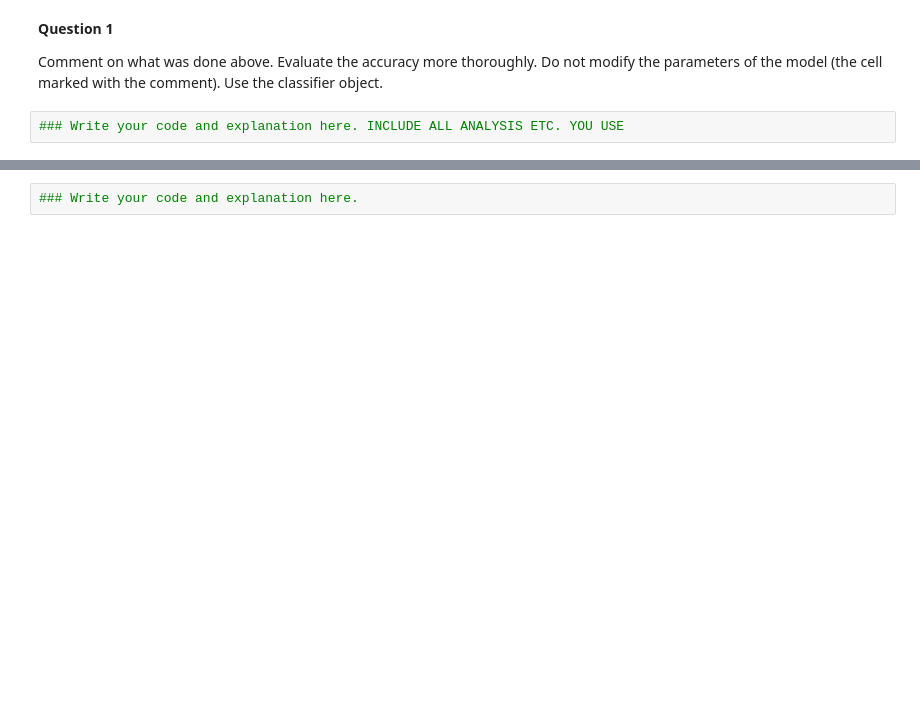
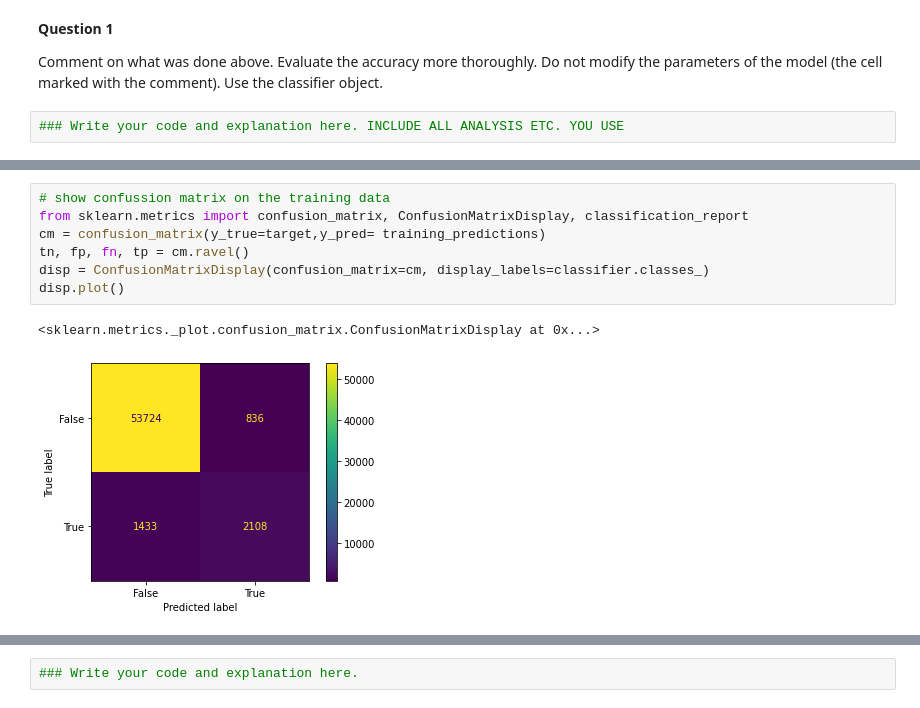
Before and after one commit to zaghlol94/ds_datascience_challenge, a Jupyter notebook: data_science_challnge.ipynb, the cells around one changed output, grey strips where cells are left out. Drawn from its saved outputs; the diff is of its cells as text; blank space fills up the shorter version.

```diff
--- a/data_science_challnge.ipynb
+++ b/data_science_challnge.ipynb
@@ -41,0 +119,10 @@ Should you get more training data?
+# %%
+# show confussion matrix on the training data
+from sklearn.metrics import confusion_matrix, ConfusionMatrixDisplay, classification_report
+cm = confusion_matrix(y_true=target,y_pred= training_predictions)
+tn, fp, fn, tp = cm.ravel()
+disp = ConfusionMatrixDisplay(confusion_matrix=cm, display_labels=classifier.classes_)
+disp.plot()
+# %% [output]
+<sklearn.metrics._plot.confusion_matrix.ConfusionMatrixDisplay at 0x...>
+[figure, added]
```
Also changed, not shown: parts of 74 cells of this notebook.
